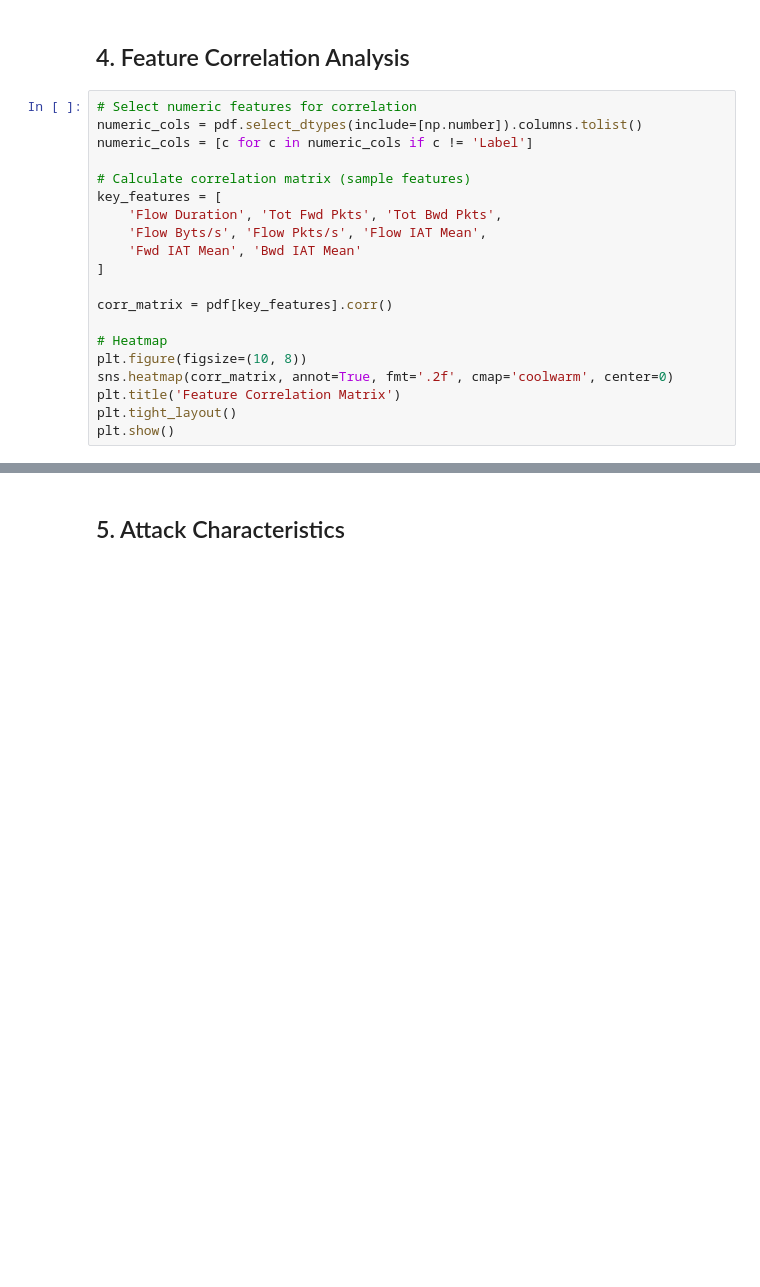
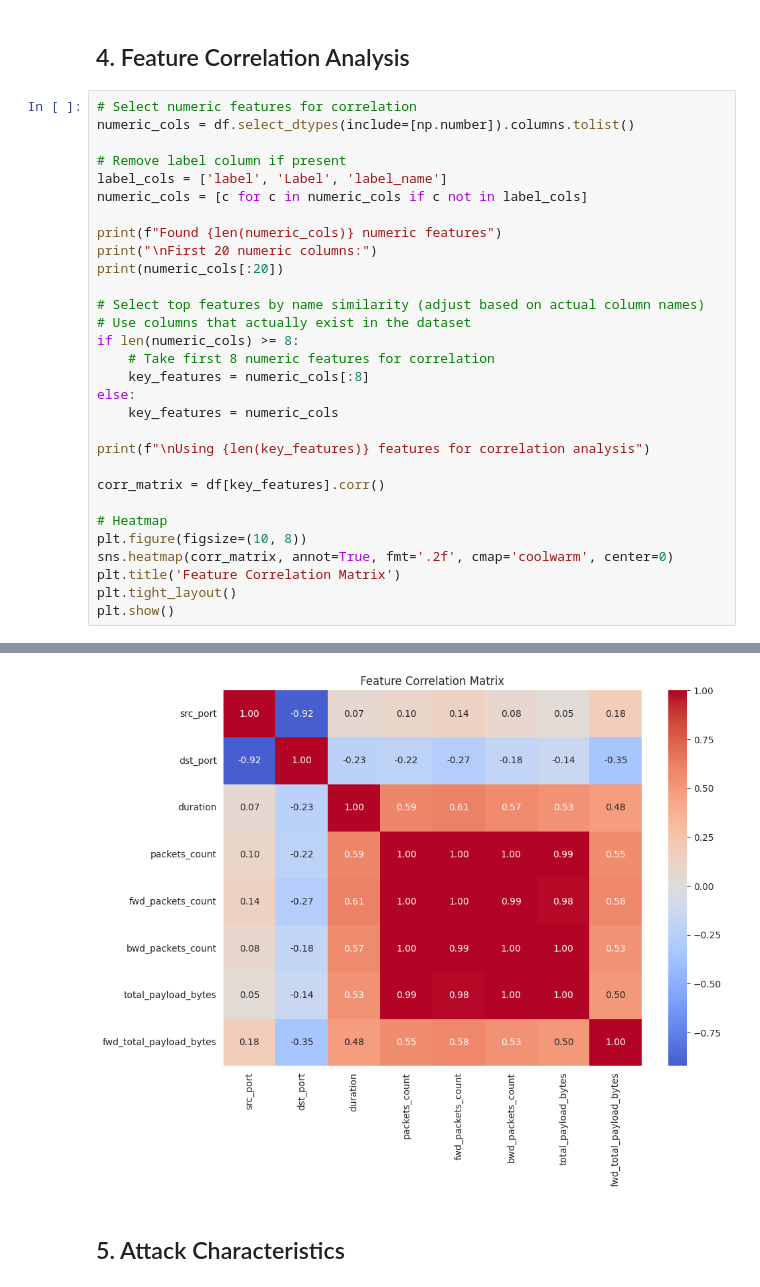
Before and after one commit to matthewweaver/nidstream, a Jupyter notebook: notebooks/01_eda.ipynb, the cells around one changed output, grey strips where cells are left out. Drawn from its saved outputs; the diff is of its cells as text; blank space fills up the shorter version.

```diff
--- a/notebooks/01_eda.ipynb
+++ b/notebooks/01_eda.ipynb
@@ -98,17 +113,27 @@ plt.show()
 ## 4. Feature Correlation Analysis
 # %%
 # Select numeric features for correlation
-numeric_cols = pdf.select_dtypes(include=[np.number]).columns.tolist()
-numeric_cols = [c for c in numeric_cols if c != 'Label']
+numeric_cols = df.select_dtypes(include=[np.number]).columns.tolist()
 
-# Calculate correlation matrix (sample features)
-key_features = [
-    'Flow Duration', 'Tot Fwd Pkts', 'Tot Bwd Pkts',
-    'Flow Byts/s', 'Flow Pkts/s', 'Flow IAT Mean',
-    'Fwd IAT Mean', 'Bwd IAT Mean'
-]
+# Remove label column if present
+label_cols = ['label', 'Label', 'label_name']
+numeric_cols = [c for c in numeric_cols if c not in label_cols]
 
-corr_matrix = pdf[key_features].corr()
+print(f"Found {len(numeric_cols)} numeric features")
+print("\nFirst 20 numeric columns:")
+print(numeric_cols[:20])
+
+# Select top features by name similarity (adjust based on actual column names)
+# Use columns that actually exist in the dataset
+if len(numeric_cols) >= 8:
+    # Take first 8 numeric features for correlation
+    key_features = numeric_cols[:8]
+else:
+    key_features = numeric_cols
+
+print(f"\nUsing {len(key_features)} features for correlation analysis")
+
+corr_matrix = df[key_features].corr()
 
 # Heatmap
 plt.figure(figsize=(10, 8))
@@ -116,3 +141,4 @@ sns.heatmap(corr_matrix, annot=True, fmt='.2f', cmap='coolwarm', center=0)
 plt.title('Feature Correlation Matrix')
 plt.tight_layout()
 plt.show()
+# %% [output]
@@ -119,3 +151,4 @@ plt.show()
+[figure, added]
 # %% [markdown]
 ## 5. Attack Characteristics
 # %%
```
Also changed, not shown: parts of 10 cells of this notebook, 1 other file.
